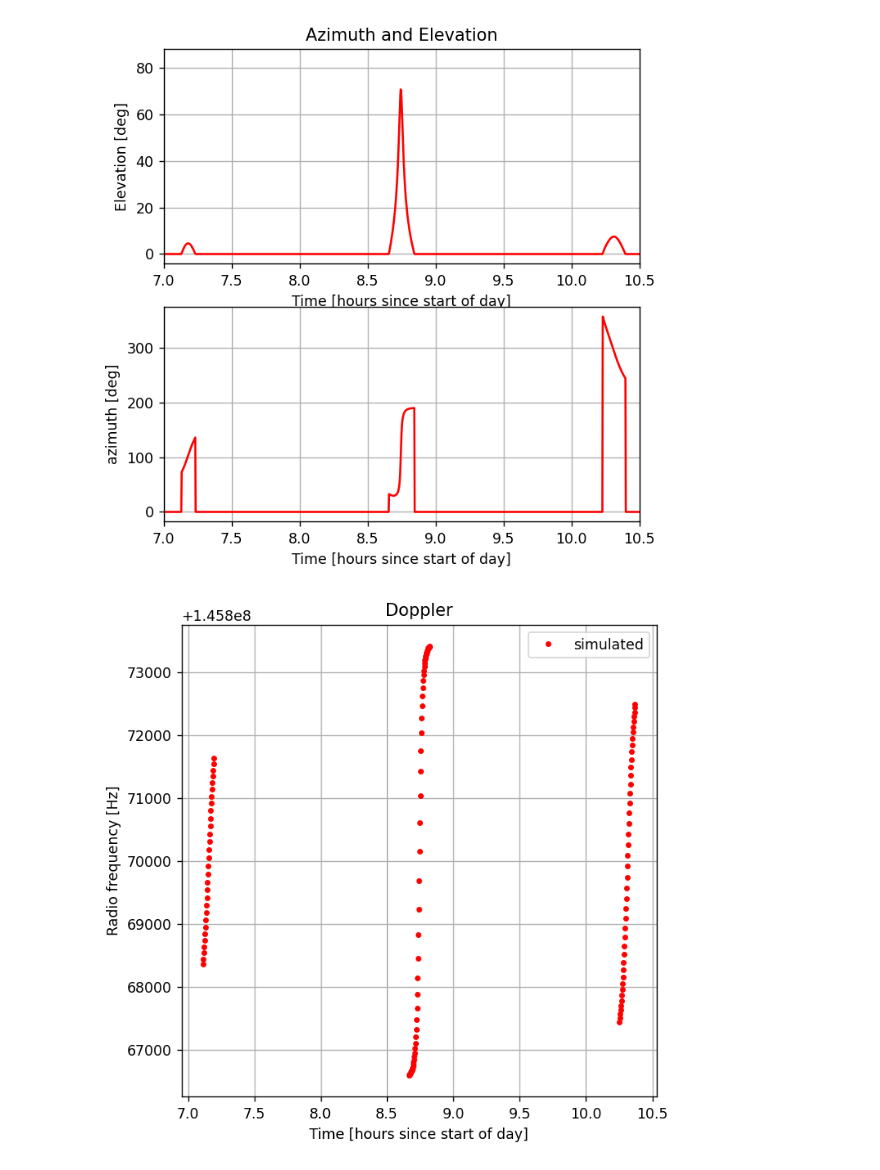
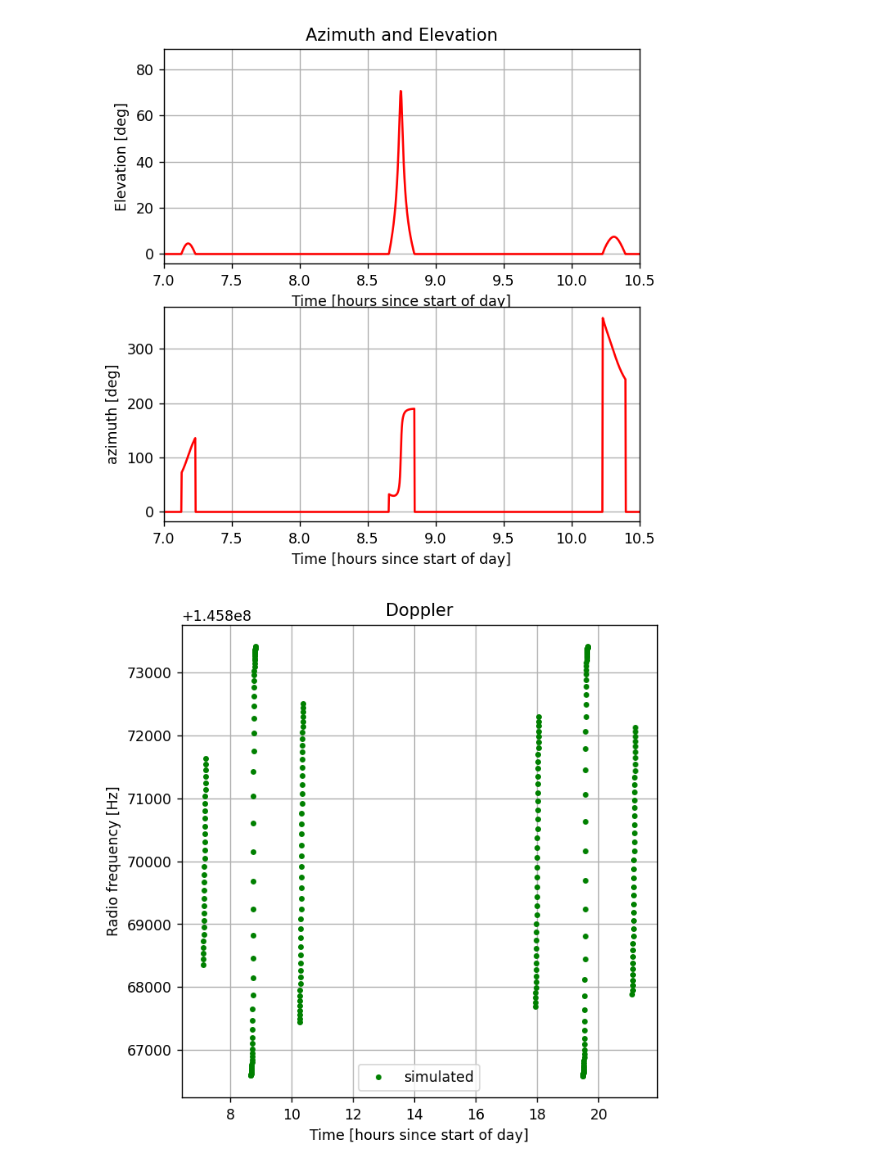
Before and after one commit to DopTrack/estimate, a Jupyter notebook: Assignment1.ipynb, the cells around one changed output. Saved outputs shown, nothing was run; the diff lists cells and outputs as text; code cells hidden in the pictures.

Commit message:
small changes to plotting

```diff
--- a/Assignment1.ipynb
+++ b/Assignment1.ipynb
@@ -44,7 +44,7 @@ initial_epoch, initial_state_teme = get_tle_initial_conditions(metadata_file)
 start_recording_day = get_start_next_day(initial_epoch)
 
 # Define end of the day (final time of the propagation)
-nb_days_to_propagate = 0.5
+nb_days_to_propagate = 1.0
 final_epoch = start_recording_day + nb_days_to_propagate * 86400.0
 
 print('initial epoch: ', initial_epoch)
@@ -354,22 +354,22 @@ plt.show()
 # %%
 # with doppler formula, calculate simulated frequency
 satellite_frequency = 145870000
 speed_of_light = 299792458
 
 frequency_received = (1-simulated_doppler/speed_of_light)*satellite_frequency
 
 # Plot simulated freuqency data
 fig = plt.figure(figsize=(6,6), dpi=125)
 ax = fig.add_subplot()
 ax.set_title(f'Doppler')
-ax.plot((simulated_obs_times - start_recording_day)/3600, frequency_received, label='simulated', color='red', linestyle='none', marker='.')
+ax.plot((simulated_obs_times - start_recording_day)/3600, frequency_received, label='simulated', color='green', linestyle='none', marker='.')
 ax.legend()
 ax.set_xlabel('Time [hours since start of day]')
 ax.set_ylabel('Radio frequency [Hz]')
 plt.grid()
 plt.show()
 # %% [output]
-[figure, old version]
+[figure, new version]
 # %%
 # --------------------------------------
 # 3/ Load real observations
```
Also changed, not shown: parts of 6 cells of this notebook.
